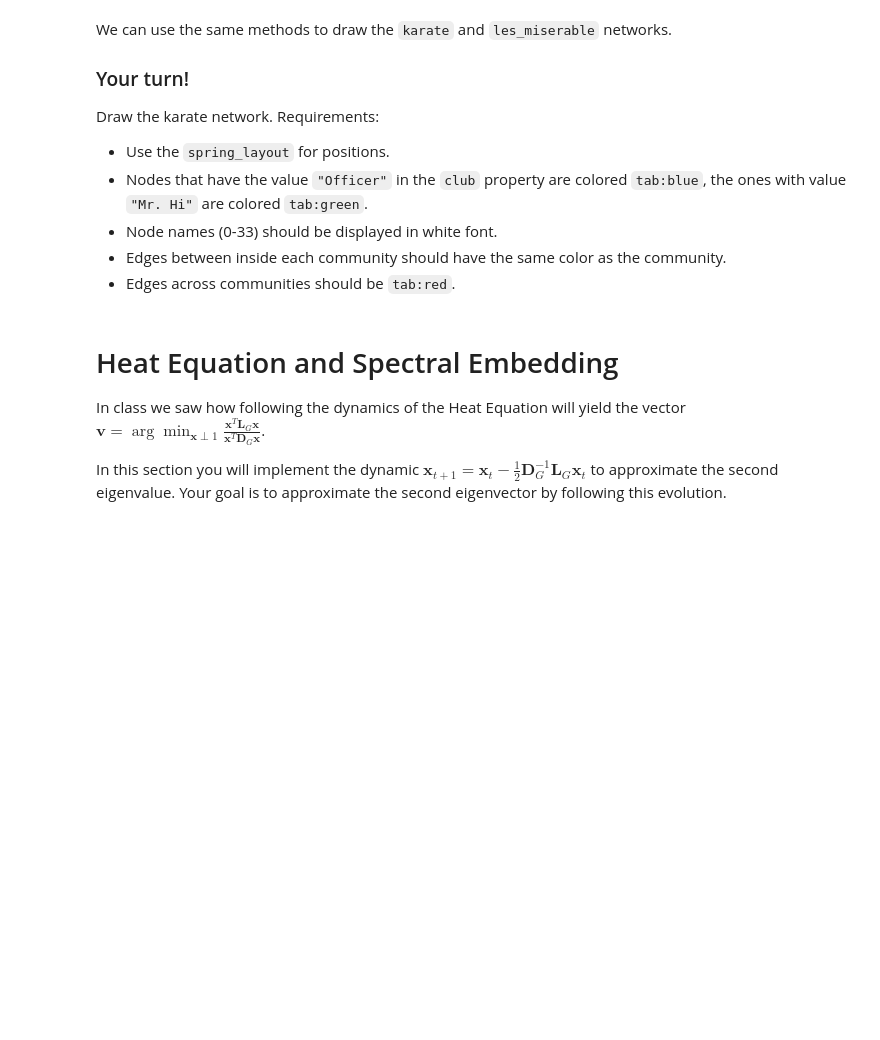
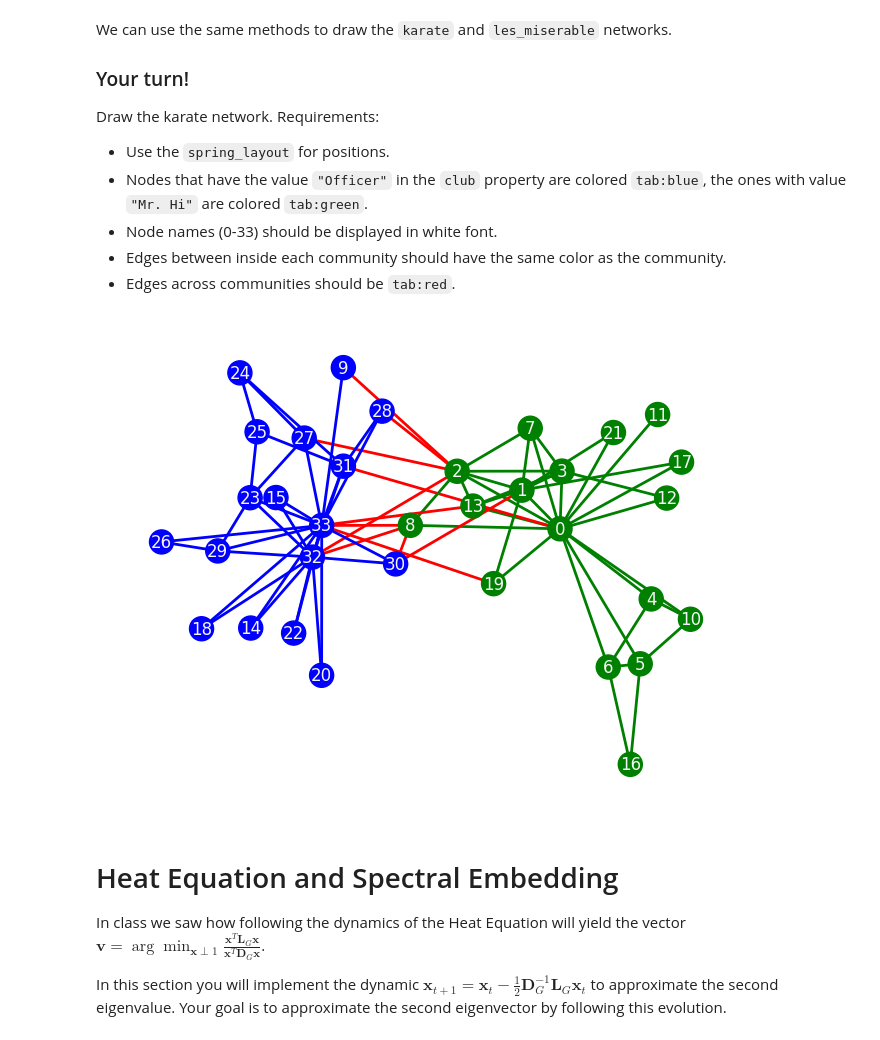
Before and after one commit to CalebDerrickson/GradCourses, a Jupyter notebook: Semester 1/Spectral Functions/Homework1/Homework 1 - Networkx, Heat Equation, Spectral Embedding.ipynb, the cells around one changed output. Drawn from its saved outputs; the diff is of its cells as text; code cells hidden in the pictures; blank space fills up the shorter version.

```diff
--- a/Semester 1/Spectral Functions/Homework1/Homework 1 - Networkx, Heat Equation, Spectral Embedding.ipynb
+++ b/Semester 1/Spectral Functions/Homework1/Homework 1 - Networkx, Heat Equation, Spectral Embedding.ipynb
@@ -52,7 +52,7 @@ import random
 edge_probability = 0.2
 for node1 in P.nodes():
     for node2 in P.nodes():
-        if node1 != node2 and random.random() < edge_probability and not P.has_edge(node1, node2):
+        if node1 != node2 and random.random() < edge_probability:
             P.add_edge(node1, node2)
 
 print(P)
@@ -147,9 +212,35 @@ Draw the karate network. Requirements:
 - Edges across communities should be `tab:red`.
 # %%
 # TODO: Draw the karate graph as described above.
+for node1 in karate.nodes():
+    for node2 in karate.nodes():
+        if karate.has_edge(node1, node2):
+            club1 = karate.nodes[node1]['club']
+            club2 = karate.nodes[node2]['club']
+
+            if club1 == club2:
+                #Are in the same club, check which
+
+                if club1 == 'Mr. Hi':
+                    karate[node1][node2]['color'] = 'green'
+                else:
+                    #nx.edge_attr(karate, 'color', node1, node2, 'blue')
+                    karate[node1][node2]['color'] = 'blue'
+
+            else:
+                #Not in same club, color red
+
+                karate[node1][node2]['color'] = 'red'
+
+#Getting color map for nodes
+color_map = ['blue' if data['club'] == 'Officer' else 'green' for u, data in karate.nodes(data=True)]
+#Extracting edge color
+edge_colors = [karate[u][v]['color'] for u, v in karate.edges()]
 
 pos = nx.spring_layout(karate)
-pc = nx.draw(karate, pos=pos)
+pc = nx.draw(karate, pos=pos, node_color=color_map, with_labels=True, font_color="whitesmoke", edge_color=edge_colors, width=2)
+# %% [output]
+[figure, added]
 # %% [markdown]
 # Heat Equation and Spectral Embedding
 
```
Also changed, not shown: parts of 6 cells of this notebook.
